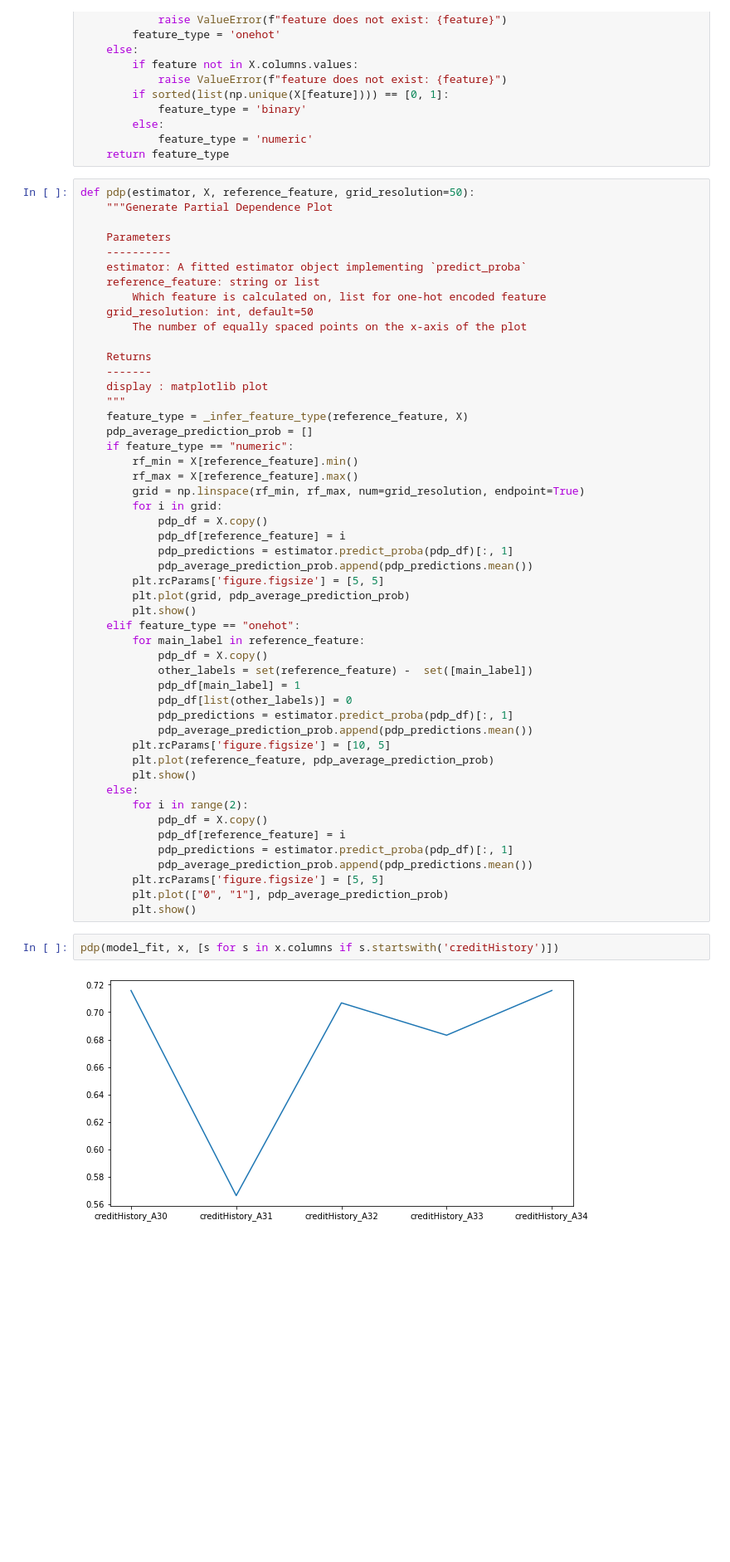
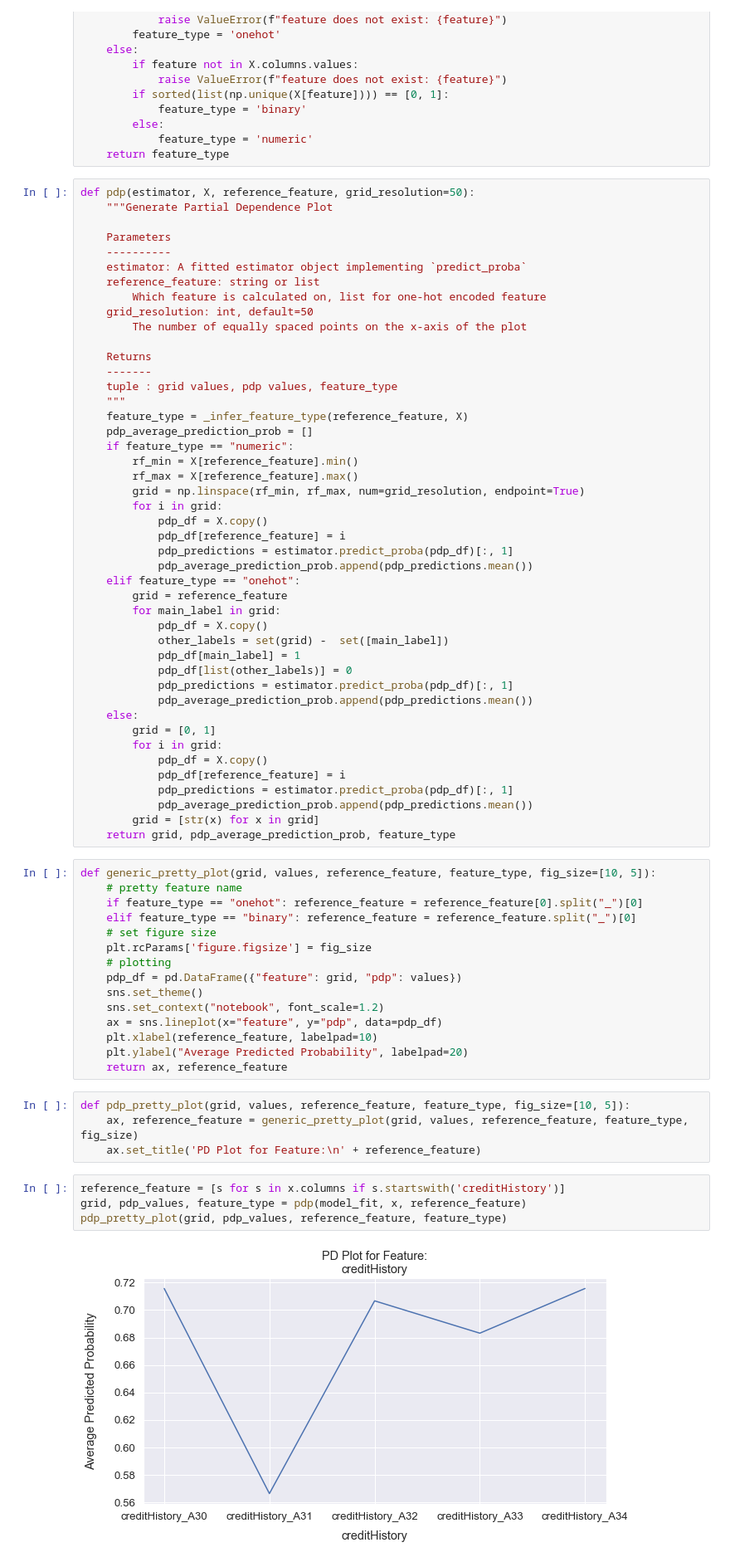
Before and after one commit to belzaina/mlinterp, a Jupyter notebook: InterpretableML.ipynb, the cells around one changed output. Shown at 83% size. Saved outputs shown, nothing was run; the diff lists cells and outputs as text; blank space fills up the shorter version.

Commit message:
complete base notebook

```diff
--- a/InterpretableML.ipynb
+++ b/InterpretableML.ipynb
@@ -192,7 +199,7 @@ def pdp(estimator, X, reference_feature, grid_resolution=50):
 
     Returns
     -------
-    display : matplotlib plot
+    tuple : grid values, pdp values, feature_type
     """
     feature_type = _infer_feature_type(reference_feature, X)
     pdp_average_prediction_prob = []
@@ -205,30 +212,46 @@ def pdp(estimator, X, reference_feature, grid_resolution=50):
             pdp_df[reference_feature] = i
             pdp_predictions = estimator.predict_proba(pdp_df)[:, 1]
             pdp_average_prediction_prob.append(pdp_predictions.mean())
-        plt.rcParams['figure.figsize'] = [5, 5]
-        plt.plot(grid, pdp_average_prediction_prob)
-        plt.show()
     elif feature_type == "onehot":
-        for main_label in reference_feature:
+        grid = reference_feature
+        for main_label in grid:
             pdp_df = X.copy()
-            other_labels = set(reference_feature) -  set([main_label])
+            other_labels = set(grid) -  set([main_label])
             pdp_df[main_label] = 1
             pdp_df[list(other_labels)] = 0
             pdp_predictions = estimator.predict_proba(pdp_df)[:, 1]
             pdp_average_prediction_prob.append(pdp_predictions.mean())
-        plt.rcParams['figure.figsize'] = [10, 5]
-        plt.plot(reference_feature, pdp_average_prediction_prob)
-        plt.show()
     else:
-        for i in range(2):
+        grid = [0, 1]
+        for i in grid:
             pdp_df = X.copy()
             pdp_df[reference_feature] = i
             pdp_predictions = estimator.predict_proba(pdp_df)[:, 1]
             pdp_average_prediction_prob.append(pdp_predictions.mean())
-        plt.rcParams['figure.figsize'] = [5, 5]
-        plt.plot(["0", "1"], pdp_average_prediction_prob)
-        plt.show()
+        grid = [str(x) for x in grid]
+    return grid, pdp_average_prediction_prob, feature_type
+# %%
+def generic_pretty_plot(grid, values, reference_feature, feature_type, fig_size=[10, 5]):
+    # pretty feature name
+    if feature_type == "onehot": reference_feature = reference_feature[0].split("_")[0]
+    elif feature_type == "binary": reference_feature = reference_feature.split("_")[0]
+    # set figure size
+    plt.rcParams['figure.figsize'] = fig_size
+    # plotting
+    pdp_df = pd.DataFrame({"feature": grid, "pdp": values})
+    sns.set_theme()
+    sns.set_context("notebook", font_scale=1.2)
+    ax = sns.lineplot(x="feature", y="pdp", data=pdp_df)
+    plt.xlabel(reference_feature, labelpad=10)
+    plt.ylabel("Average Predicted Probability", labelpad=20)
+    return ax, reference_feature
+# %%
+def pdp_pretty_plot(grid, values, reference_feature, feature_type, fig_size=[10, 5]):
+    ax, reference_feature = generic_pretty_plot(grid, values, reference_feature, feature_type, fig_size)
+    ax.set_title('PD Plot for Feature:\n' + reference_feature)
 # %%
-pdp(model_fit, x, [s for s in x.columns if s.startswith('creditHistory')])
+reference_feature = [s for s in x.columns if s.startswith('creditHistory')]
+grid, pdp_values, feature_type = pdp(model_fit, x, reference_feature)
+pdp_pretty_plot(grid, pdp_values, reference_feature, feature_type)
 # %% [output]
-[figure, old version]
+[figure, new version]
```
Also changed, not shown: parts of 31 cells of this notebook.
